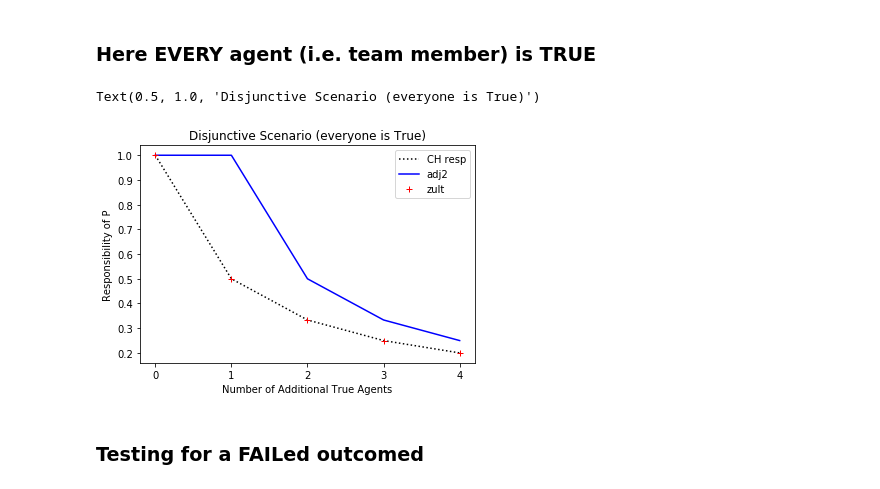
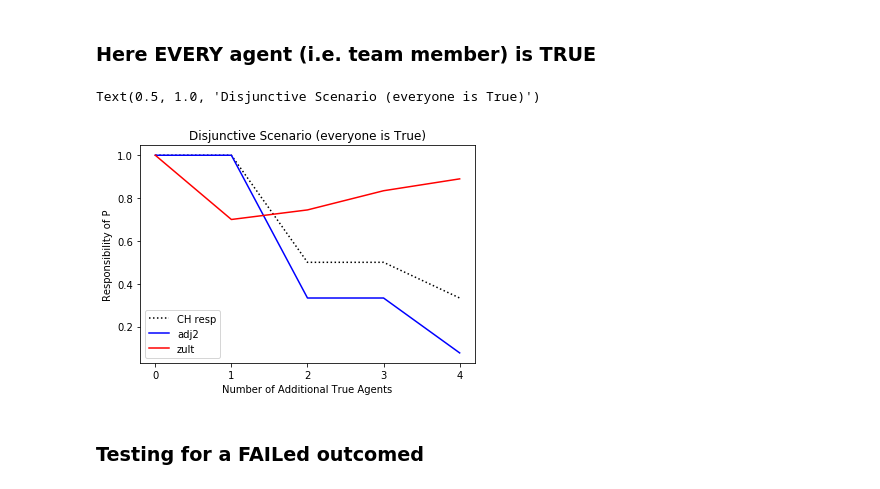
Before and after one commit to akashgokul/Causal_Research, a Jupyter notebook: Halpern-Pearl (Original Defn) Implementation.ipynb, the cells around one changed output. Cells and saved outputs as stored; diff of their text form; code cells hidden in the pictures.

Commit message:
Fixed a bug in zultan calculation, which changed the graphs and makes adj_2 adjusts flaws more evident

```diff
--- a/Halpern-Pearl (Original Defn) Implementation.ipynb
+++ b/Halpern-Pearl (Original Defn) Implementation.ipynb
@@ -353,7 +353,8 @@ class Causal_Model:
                 W_dct = self.Z_and_W_search(X,X_indices,outcome_func,outcome_val,0,fast)
                 W_dct_keys = W_dct.keys()
                 min_key = min(W_dct_keys)
-                return 1 / (len(W_dct[min_key])*min_key)
+                print(W_dct[min_key])
+                return 1 / (1+len(W_dct[min_key])*min_key)
         else:
             return 0
 
@@ -367,12 +368,12 @@ class Causal_Model:
             if(outcome_func(self.exogenous_var,V_given_set(self.endogenous_var,not_X,X_indices))!=outcome_val):
                 return (1,1)
             else:
-                W_dct = self.Z_and_W_search(X,X_indices,outcome_func,outcome_val,0,fast)
+                W_dct = self.Z_and_W_search(X,X_indices,outcome_func,outcome_val,0,False)
                 W_dct_keys = W_dct.keys()
                 min_key = min(W_dct_keys)
-                adj_2_outcome = 1 / (len(W_dct[min_key])*min_key)
+                adj_2_outcome = 1 / (1+len(W_dct[min_key])*min_key)
         #zultan:
-                paths = [len(W_dct[k])*(1/k) for k in W_dct_keys]
+                paths = [len(W_dct[k])*(1/(k+1)) for k in W_dct_keys]
                 total_num_changes = 1/sum(paths)
                 return (adj_2_outcome,1/(total_num_changes + 1))
 
@@ -1761,38 +1762,38 @@ def disjunc(U,V):
 og_r = []
 adj_1 = []
 adj_2 = []
 adj_z = []
 for i in range(5):
     U = [True for j in range(i+1)]
     V = [True for j in range(i+2)]
     R = [(False,True) for j in range(i+1)]
     F = [None for j in range(i+1)] + [disjunc]
     Disj_Model = Causal_Model(U,V,R,F)
     X = [True]
     X_index = [0]
-    r = Disj_Model.responsibility(X,X_index,V[-1],disjunc,True)
+    r = Disj_Model.responsibility(X,X_index,V[-1],disjunc,False)
     og_r.append(r)
     adj_1.append(Disj_Model.adj_responsibility(X,X_index,1,V[-1],disjunc,True))
-    adj_zult = Disj_Model.adj_responsibility_2m(X,X_index,1,V[-1],disjunc,True)
+    adj_zult = Disj_Model.adj_responsibility_2m(X,X_index,1,V[-1],disjunc,False)
     adj_2.append(adj_zult[0])
     adj_z.append(adj_zult[1])
 num_agents = np.asarray([i for i in range(5)])
 og_r = np.asarray(og_r)
 #adj_1 = np.asarray(adj_1)
 adj_2 = np.asarray(adj_2)
 adj_z = np.asarray(adj_z)
 plt.plot(num_agents,og_r, color = 'black',linestyle=':',label = 'CH resp')
 #plt.plot(num_agents,adj_1, color = 'green',label='adj1')
 plt.plot(num_agents,adj_2, color = 'blue',label='adj2')
-plt.plot(num_agents,adj_z, 'r+',label = 'zult')
-plt.legend(loc='upper right')
+plt.plot(num_agents,adj_z, color='red',label = 'zult')
+plt.legend(loc='lower left')
 plt.xlabel('Number of Additional True Agents')
 plt.ylabel('Responsibility of P')
 plt.xticks([0,1,2,3,4])
 plt.title("Disjunctive Scenario (everyone is True)")
 # %% [output]
 Text(0.5, 1.0, 'Disjunctive Scenario (everyone is True)')
-[figure, old version]
+[figure, new version]
 # %% [markdown]
 ### Testing for a FAILed outcomed
 # %%
```
Also changed, not shown: parts of 13 cells of this notebook, 15 other files.
